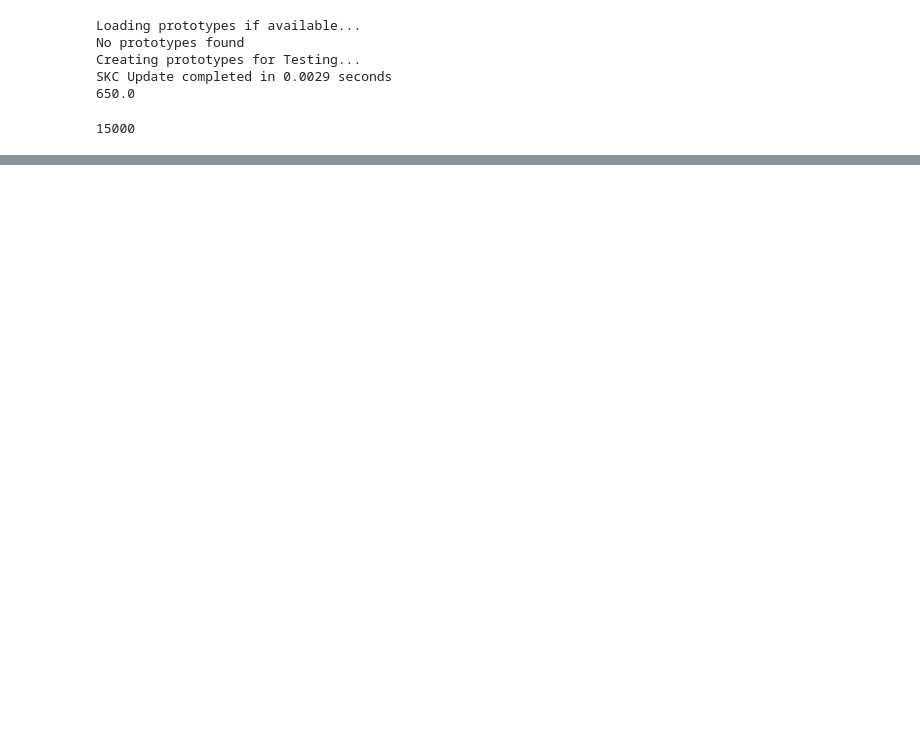
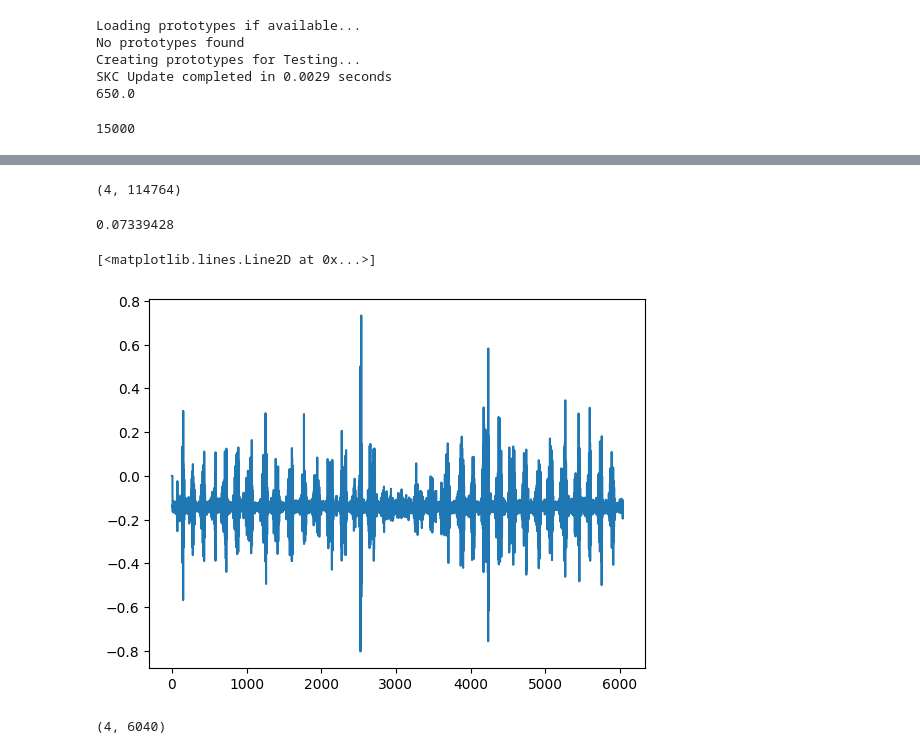
Before and after one commit to sonnyjones123/RL-Front-End, a Jupyter notebook: Algorithms/AlgorithmTesting.ipynb, the cells around one changed output, grey strips where cells are left out. Drawn from its saved outputs; the diff is of its cells as text; code cells hidden in the pictures; blank space fills up the shorter version.

```diff
--- a/Algorithms/AlgorithmTesting.ipynb
+++ b/Algorithms/AlgorithmTesting.ipynb
@@ -50,0 +112,32 @@ plt.show()
+# %%
+# Combining Data
+data = np.stack((tal, tar, lgl, lgr))
+# %%
+data.shape
+# %% [output]
+(4, 114764)
+# %%
+# Downsampling Data
+dataSampled = []
+
+for iter in range(int(data.shape[1]/sampPerIter)):
+    try:
+        dataSampled.append(np.mean(data[:,sampPerIter*iter : sampPerIter*(iter + 1)], axis = 1))
+    except:
+        dataSampled.append(np.mean(data[:,sampPerIter*iter:], axis = 1))
+        break
+# %%
+# Switching to np array
+dataSampled = np.array(dataSampled).T
+# %%
+print(np.max(dataSampled[3]))
+# %% [output]
+0.07339428
+# %%
+# Normalizing Data
+dataNorm = dataSampled/0.1
+# %%
+plt.plot(dataNorm[3])
+# %% [output]
+[<matplotlib.lines.Line2D at 0x...>]
+[figure, added]
@@ -50,0 +152,4 @@ plt.show()
+# %%
+envelopedData.shape
+# %% [output]
+(4, 6040)
```
Also changed, not shown: parts of 67 cells of this notebook, 17 other files.
